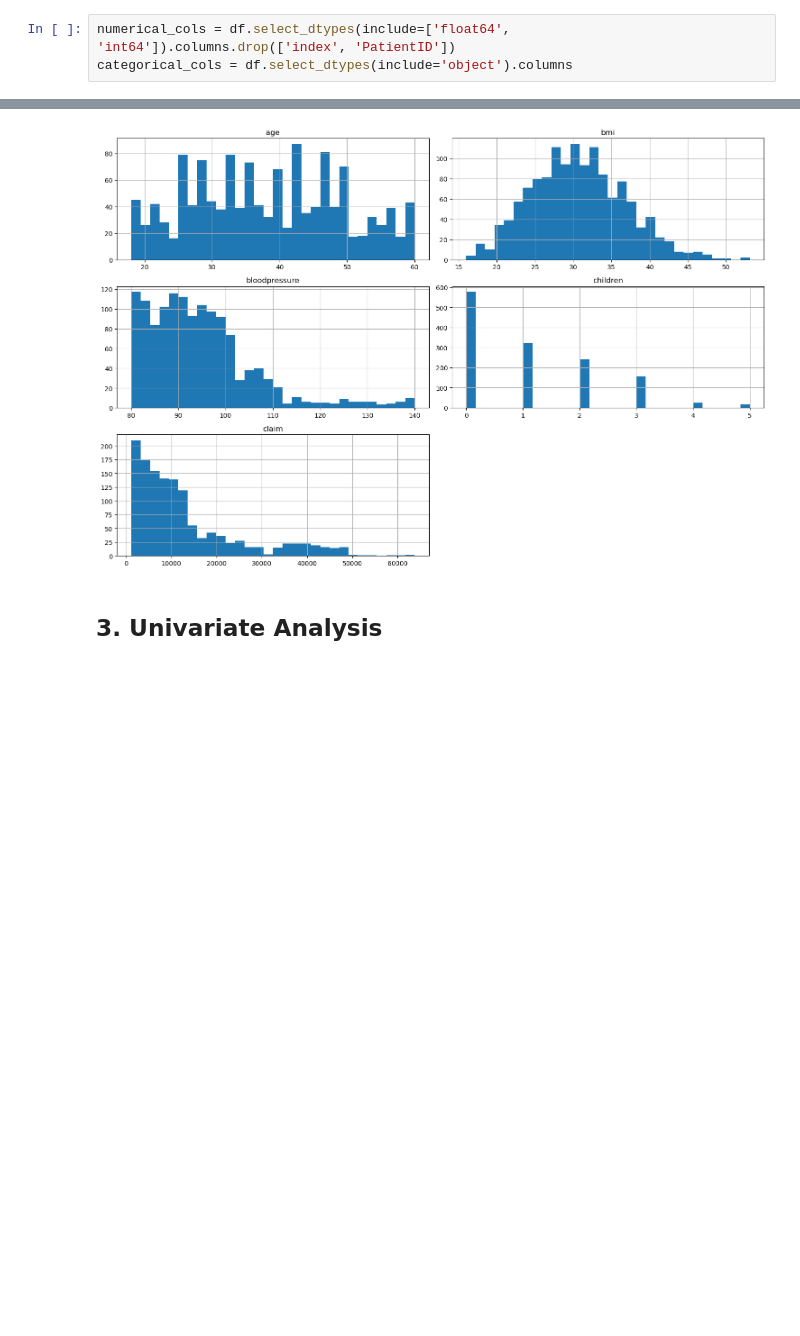
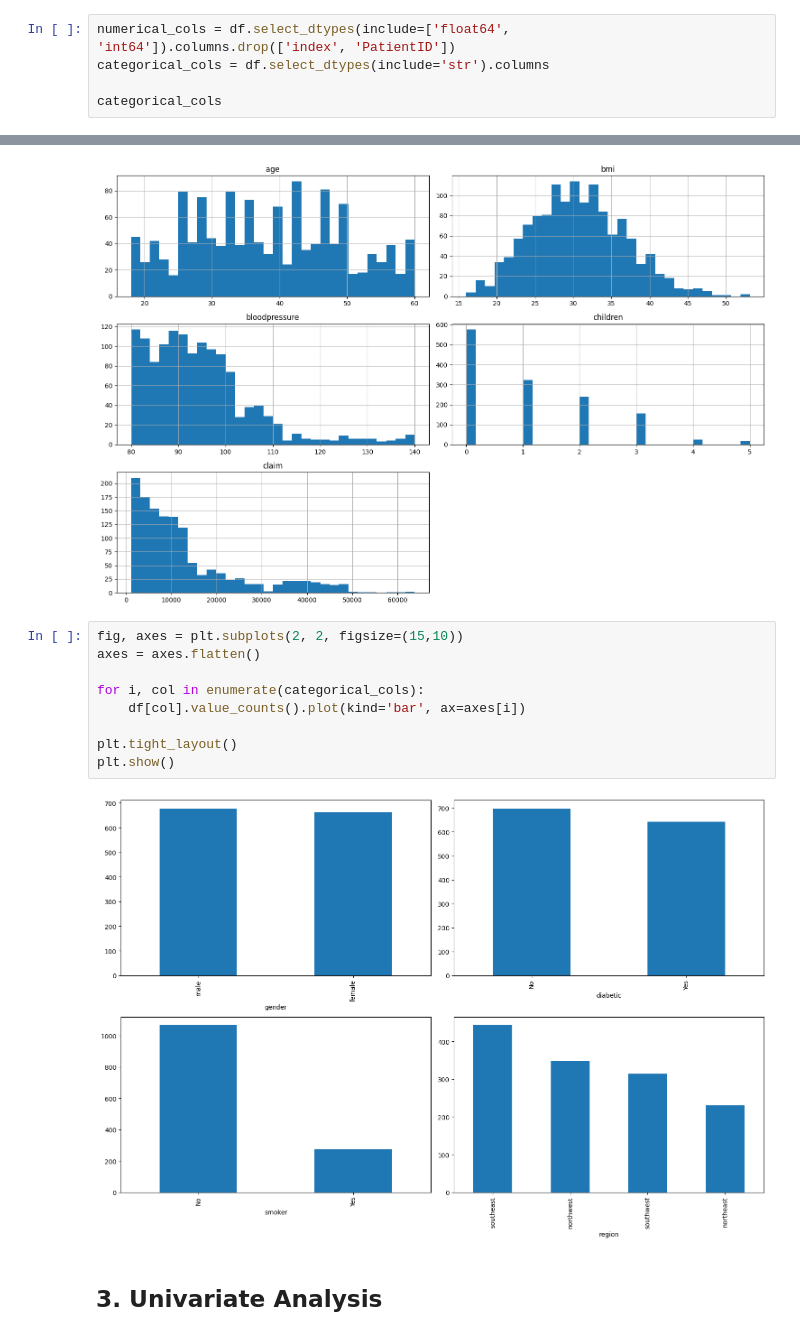
Before and after one commit to lojnys/health-insurance-claims, a Jupyter notebook: notebooks/0_EDA.ipynb, the cells around one changed output, grey strips where cells are left out. Saved outputs shown, nothing was run; the diff lists cells and outputs as text; blank space fills up the shorter version.

```diff
--- a/notebooks/0_EDA.ipynb
+++ b/notebooks/0_EDA.ipynb
@@ -173,4 +173,6 @@ len(df['PatientID'].unique())
 `PatientID` can be used to see if there are any duplicates. Since unique ID has the same cardinality as the dataset (1340 observations), there are no duplicates present in the dataset.
 # %%
 numerical_cols = df.select_dtypes(include=['float64', 'int64']).columns.drop(['index', 'PatientID'])
-categorical_cols = df.select_dtypes(include='object').columns
+categorical_cols = df.select_dtypes(include='str').columns
+
+categorical_cols
@@ -180,6 +184,17 @@ plt.tight_layout()
 plt.show()
 # %% [output]
 [figure]
+# %%
+fig, axes = plt.subplots(2, 2, figsize=(15,10))
+axes = axes.flatten()
+
+for i, col in enumerate(categorical_cols):
+    df[col].value_counts().plot(kind='bar', ax=axes[i])
+
+plt.tight_layout()
+plt.show()
+# %% [output]
+[figure, added]
 # %% [markdown]
 ## 3. Univariate Analysis
 # %% [markdown]
```
Also changed, not shown: parts of 3 cells of this notebook.
